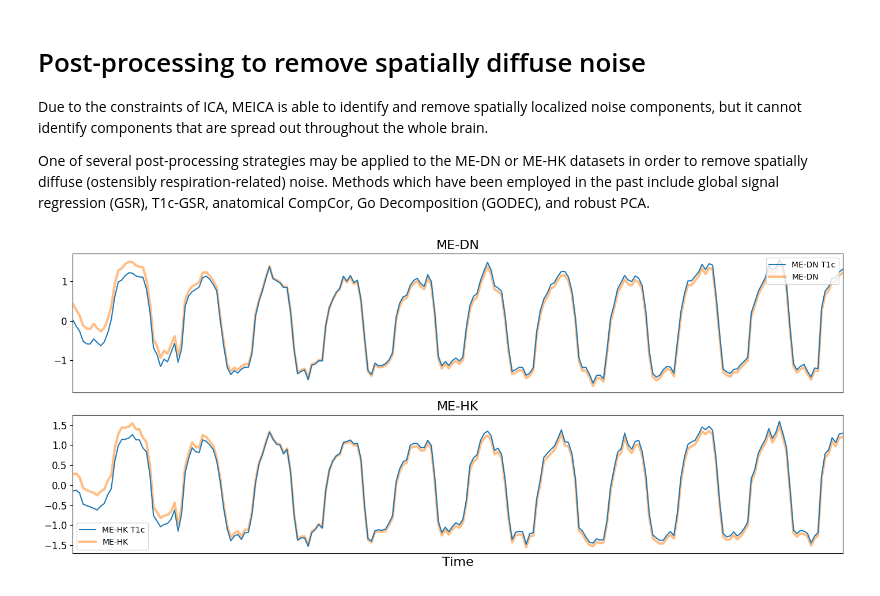
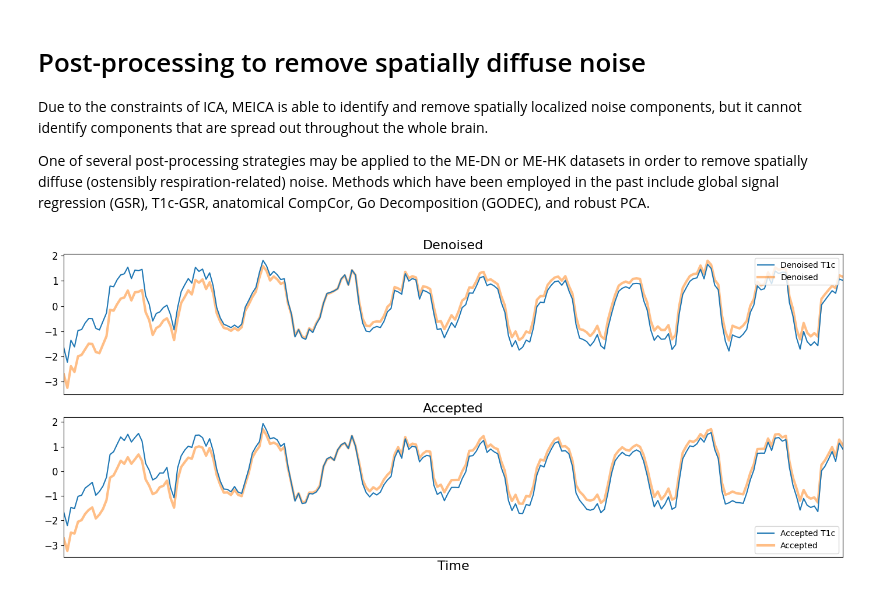
Before and after one commit to ME-ICA/tedana, a Jupyter notebook: docs/notebooks/plot_approach_figures.ipynb, the cells around one changed output. Drawn from its saved outputs; the diff is of its cells as text; code cells hidden in the pictures.

```diff
--- a/docs/notebooks/plot_approach_figures.ipynb
+++ b/docs/notebooks/plot_approach_figures.ipynb
@@ -56,7 +61,7 @@ files = [op.join(DATA_DIR, f) for f in FILES]
 echo_times = np.array([9.58, 21.95, 34.32, 46.69, 59.06, 71.43, 83.8, 96.17])
 
 adaptive_mask_file = op.join(TED_DIR, 'sub-pilot_task-checkerboard_desc-adaptiveGoodSignal_mask.nii.gz')
-mask = math_img('img >= 3', img=adaptive_mask_file)
+mask = image.math_img('img >= 3', img=adaptive_mask_file)
 
 # Optimally combined data
 oc = masking.apply_mask(op.join(TED_DIR, 'sub-pilot_task-checkerboard_desc-optcom_bold.nii.gz'), mask)
@@ -78,6 +83,8 @@ r2_pred_betas = np.stack(r2_pred_betas, axis=1)
 s0_pred_beta_files = sorted(glob(op.join(TED_DIR, 'sub-pilot_task-checkerboard_echo-*_desc-ICAS0ModelPredictions_components.nii.gz')))
 s0_pred_betas = [masking.apply_mask(f, mask) for f in s0_pred_beta_files]
 s0_pred_betas = np.stack(s0_pred_betas, axis=1)
+meica_kappas = masking.apply_mask(op.join(TED_DIR, 'sub-pilot_task-checkerboard_desc-ICAT2_stat-F_statmap.nii.gz'), mask)
+meica_rhos = masking.apply_mask(op.join(TED_DIR, 'sub-pilot_task-checkerboard_desc-ICAS0_stat-F_statmap.nii.gz'), mask)
 
 # Component betas
 betas_file = op.join(TED_DIR, 'sub-pilot_task-checkerboard_desc-ICA_components.nii.gz')
@@ -92,7 +99,8 @@ dn_t1c_data = masking.apply_mask(op.join(TED_DIR, 'sub-pilot_task-checkerboard_d
 hk_t1c_data = masking.apply_mask(op.join(TED_DIR, 'sub-pilot_task-checkerboard_desc-optcomAcceptedMIRDenoised_bold.nii.gz'), mask)
 
 # Get voxel index for most related to checkerboard component (found from viewing report)
-voxel_idx = np.where(beta_maps[46, :] == np.min(beta_maps[46, :]))[0][0]
+checkerboard_component = np.abs(beta_maps[46, :])
+voxel_idx = np.abs(checkerboard_component - np.percentile(checkerboard_component, q=99.5)).argmin()
 
 # load data
 data = [masking.apply_mask(f, mask) for f in files]
@@ -553,23 +590,23 @@ One of several post-processing strategies may be applied to the ME-DN or ME-HK d
 # %%
 dn_t1c_data_z = (dn_t1c_data - np.mean(dn_t1c_data, axis=0)) / np.std(dn_t1c_data, axis=0)
 hk_t1c_data_z = (hk_t1c_data - np.mean(hk_t1c_data, axis=0)) / np.std(hk_t1c_data, axis=0)
 
 fig, axes = plt.subplots(2, sharex=True, figsize=(14, 6))
-axes[0].plot(dn_t1c_data_z[:, voxel_idx], label='ME-DN T1c')
-axes[0].plot(dn_data_z[:, voxel_idx], label='ME-DN', alpha=0.5, linewidth=3, zorder=0.)
-axes[0].set_title('ME-DN', fontsize=16)
+axes[0].plot(dn_t1c_data_z[:, voxel_idx], label='Denoised T1c')
+axes[0].plot(dn_data_z[:, voxel_idx], label='Denoised', alpha=0.5, linewidth=3, zorder=0.)
+axes[0].set_title('Denoised', fontsize=16)
 legend = axes[0].legend(frameon=True, loc='upper right')
 
-axes[1].plot(hk_t1c_data_z[:, voxel_idx], label='ME-HK T1c')
-axes[1].plot(hk_data_z[:, voxel_idx], label='ME-HK', alpha=0.5, linewidth=3, zorder=0.)
-axes[1].set_title('ME-HK', fontsize=16)
+axes[1].plot(hk_t1c_data_z[:, voxel_idx], label='Accepted T1c')
+axes[1].plot(hk_data_z[:, voxel_idx], label='Accepted', alpha=0.5, linewidth=3, zorder=0.)
+axes[1].set_title('Accepted', fontsize=16)
 legend = axes[1].legend(frameon=True)
 axes[0].set_xlim(0, oc_z.shape[0]-1)
 axes[1].set_xticks([])
 axes[1].set_xlabel('Time', fontsize=16)
 axes[0].tick_params(axis='both', which='major', labelsize=12)
 axes[1].tick_params(axis='both', which='major', labelsize=12)
 fig.tight_layout()
 fig.savefig(op.join(OUT_DIR, 'a16_t1c_denoised_data_timeseries.png'), dpi=400)
 # %% [output]
-[figure, old version]
+[figure, new version]
```
Also changed, not shown: parts of 21 cells of this notebook, 17 other files.
